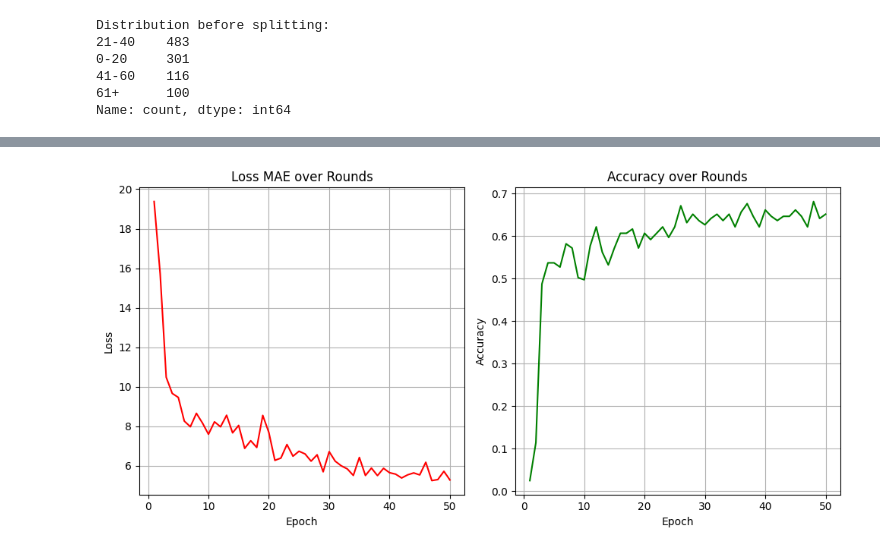
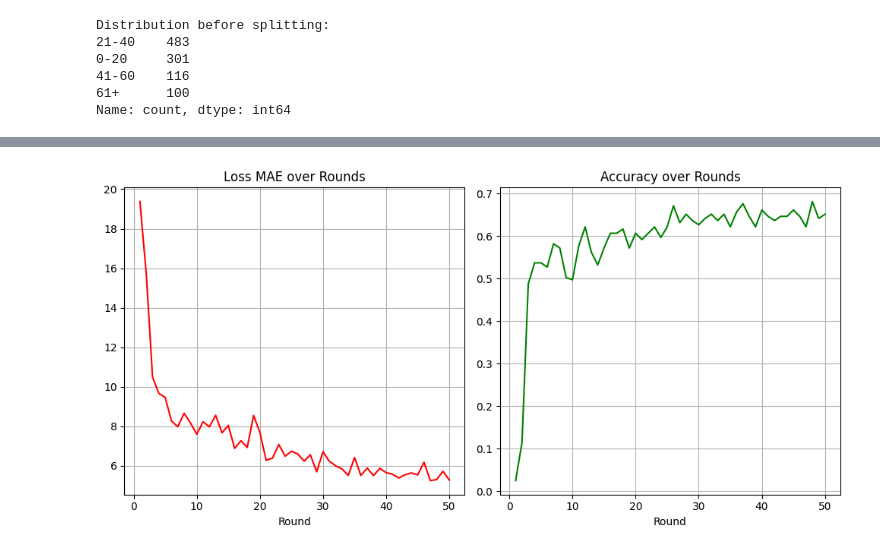
Before and after one commit to NguyenDung0210/Federated_Learning_Medical_Imaging, a Jupyter notebook: fl-brain/visualize.ipynb, the cells around one changed output, grey strips where cells are left out. Drawn from its saved outputs; the diff is of its cells as text; code cells hidden in the pictures.

```diff
--- a/fl-brain/visualize.ipynb
+++ b/fl-brain/visualize.ipynb
@@ -75,31 +74,0 @@ plt.show()
-# %%
-import json
-import matplotlib.pyplot as plt
-
-with open("results_fedprox_dirichlet.json", "r") as f:
-    data = json.load(f)
-
-epochs = sorted([int(k) for k in data.keys()])
-loss = [data[str(epoch)]["mae"] for epoch in epochs]
-accuracy = [data[str(epoch)]["accuracy"] for epoch in epochs]
-
-plt.figure(figsize=(10, 5))
-
-# Loss
-plt.subplot(1, 2, 1)
-plt.plot(epochs, loss, color='red')
-plt.title("Loss MAE over Rounds")
-plt.xlabel("Epoch")
-plt.ylabel("Loss")
-plt.grid(True)
-
-# Accuracy
-plt.subplot(1, 2, 2)
-plt.plot(epochs, accuracy, color='green')
-plt.title("Accuracy over Rounds")
-plt.xlabel("Epoch")
-plt.ylabel("Accuracy")
-plt.grid(True)
-
-plt.tight_layout()
-plt.show()
@@ -108,33 +75,31 @@ plt.show()
 # %%
 import json
 import matplotlib.pyplot as plt
 
 with open("results_fedprox_dirichlet.json", "r") as f:
     data = json.load(f)
 
 epochs = sorted([int(k) for k in data.keys()])
 loss = [data[str(epoch)]["mae"] for epoch in epochs]
 accuracy = [data[str(epoch)]["accuracy"] for epoch in epochs]
 
 plt.figure(figsize=(10, 5))
 
 # Loss
 plt.subplot(1, 2, 1)
 plt.plot(epochs, loss, color='red')
 plt.title("Loss MAE over Rounds")
-plt.xlabel("Epoch")
-plt.ylabel("Loss")
+plt.xlabel("Round")
 plt.grid(True)
 
 # Accuracy
 plt.subplot(1, 2, 2)
 plt.plot(epochs, accuracy, color='green')
 plt.title("Accuracy over Rounds")
-plt.xlabel("Epoch")
-plt.ylabel("Accuracy")
+plt.xlabel("Round")
 plt.grid(True)
 
 plt.tight_layout()
 plt.show()
 # %% [output]
-[figure, old version]
+[figure, new version]
```
Also changed, not shown: parts of 3 cells of this notebook.
